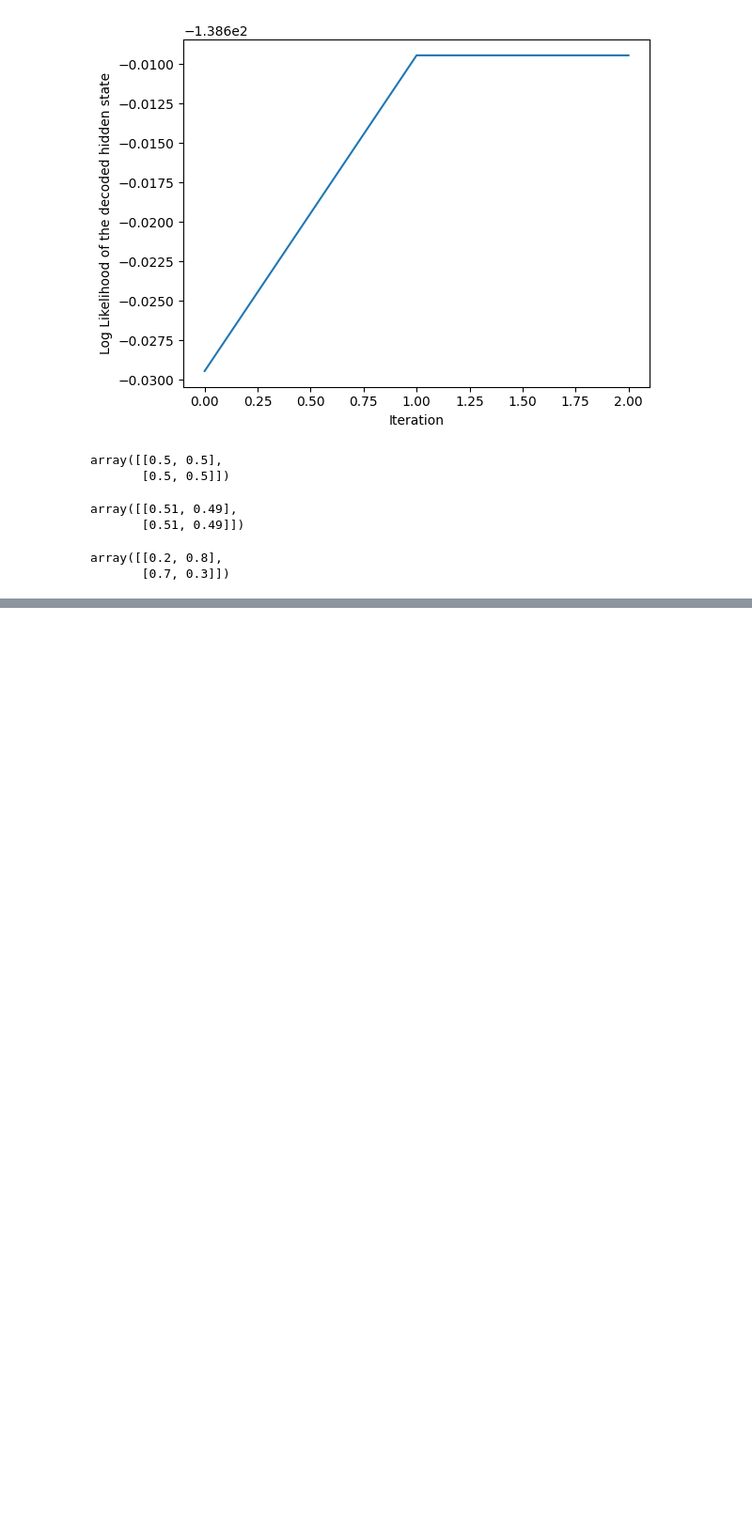
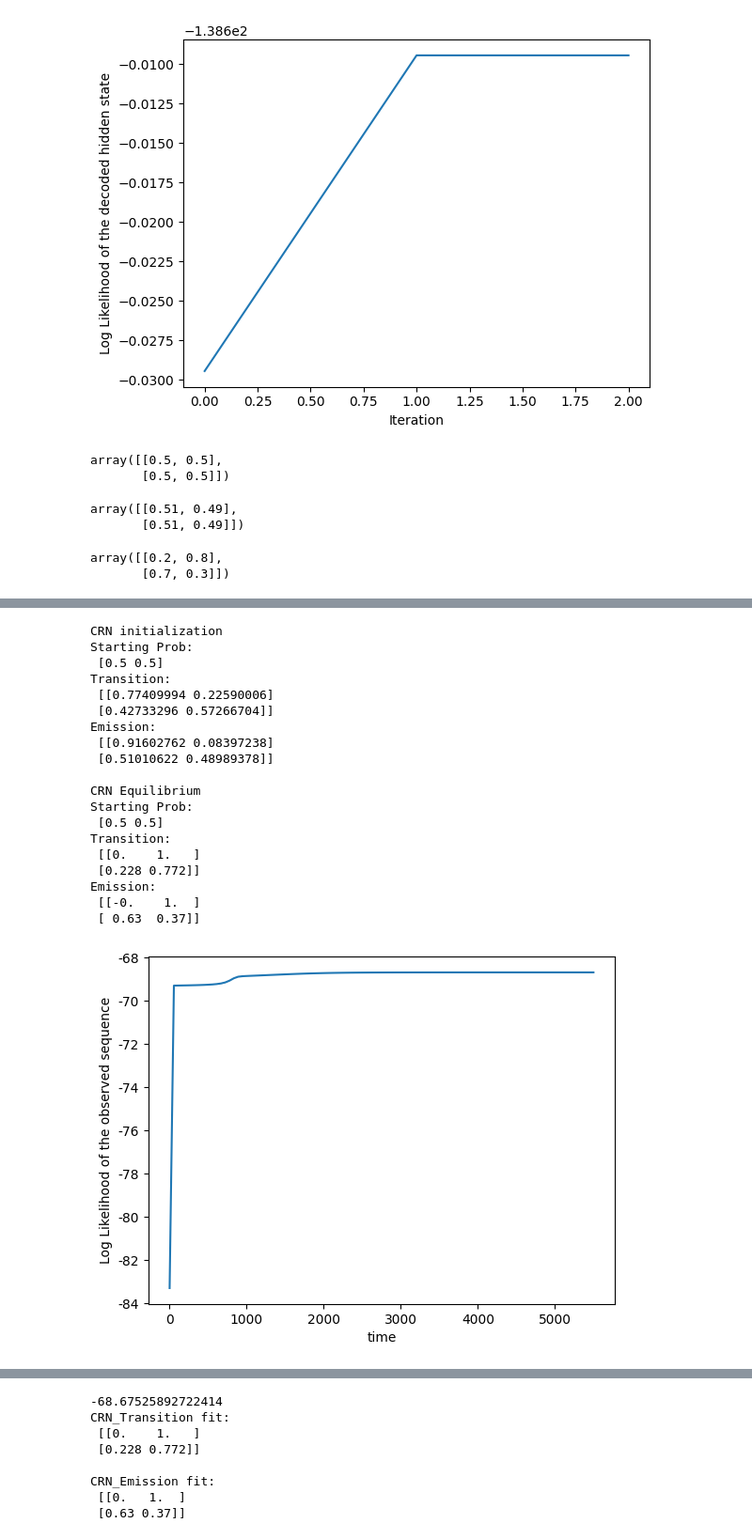
Before and after one commit to GeekyPeas/Chemical-Baum-Welch-Algorithm, a Jupyter notebook: 2_Python_II/Main.ipynb, the cells around one changed output, grey strips where cells are left out. Shown at 94% size. Drawn from its saved outputs; the diff is of its cells as text; code cells hidden in the pictures; blank space fills up the shorter version.

```diff
--- a/2_Python_II/Main.ipynb
+++ b/2_Python_II/Main.ipynb
@@ -235,6 +261,6 @@ n=2
 m=2
 l=len(ob)
 I=ran_init(n,m,X.T[0],seed=41)
-start=init_simulator(n,m,l,I,'1-100.py')
+start=init_simulator(n,m,l,I,'ReactionSimulator.py')
 # %%
 %%time
@@ -242,8 +271,28 @@ start=init_simulator(n,m,l,I,'1-100.py')
 # %%
-Final=!tail -n 2 100.dat
-Init=!head -n 2 100.dat
-Y1=Init[1].split()[1:]
+Final=!tail -n 1 100.dat
+Init=!head -n 1 100.dat
+Y1=Init[0].split()[1:]
 Y2=Final[0].split()[1:]
 print_conc(start,Y1,Y2)
-!sed '1d;$d' 100.dat>100.csv
-t1,c1L,c1T01,c1T02,c1T11,c1T12,c1T21,c1T22,c1T1_1,c1T1_2,c1T2_1,c1T2_2=crn_Liklihood('100.csv',start,ob)
+t1,c1L,c1T01,c1T02,c1T11,c1T12,c1T21,c1T22,c1T1_1,c1T1_2,c1T2_1,c1T2_2=crn_Liklihood('100.dat',start,ob)
+# %% [output]
+CRN initialization
+Starting Prob:
+ [0.5 0.5]
+Transition:
+ [[0.77409994 0.22590006]
+ [0.42733296 0.57266704]]
+Emission:
+ [[0.91602762 0.08397238]
+ [0.51010622 0.48989378]]
+
+CRN Equilibrium
+Starting Prob:
+ [0.5 0.5]
+Transition:
+ [[0.    1.   ]
+ [0.228 0.772]]
+Emission:
+ [[-0.    1.  ]
+ [ 0.63  0.37]]
+[figure, added]
@@ -250,3 +300,11 @@ t1,c1L,c1T01,c1T02,c1T11,c1T12,c1T21,c1T22,c1T1_1,c1T1_2,c1T2_1,c1T2_2=crn_Likli
+-68.67525892722414
+CRN_Transition fit:
+ [[0.    1.   ]
+ [0.228 0.772]]
+
+CRN_Emission fit:
+ [[0.   1.  ]
+ [0.63 0.37]]
 # %%
 tA,tB=np.array([[0.77409994,0.22590006],[0.42733296,0.57266704]]),np.array([[0.91602762,0.08397238],[0.51010622,0.48989378]])
 # %%
```
Also changed, not shown: parts of 18 cells of this notebook.
